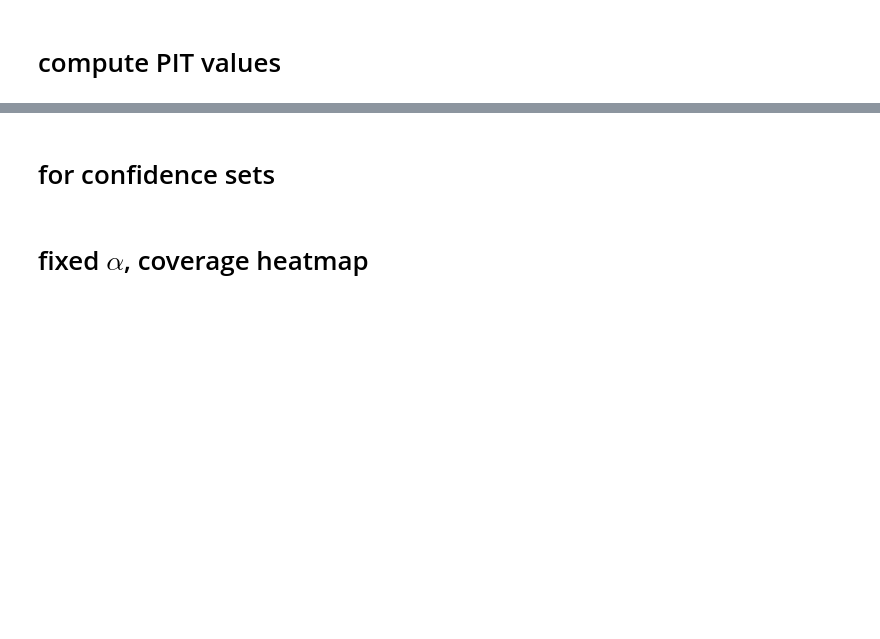
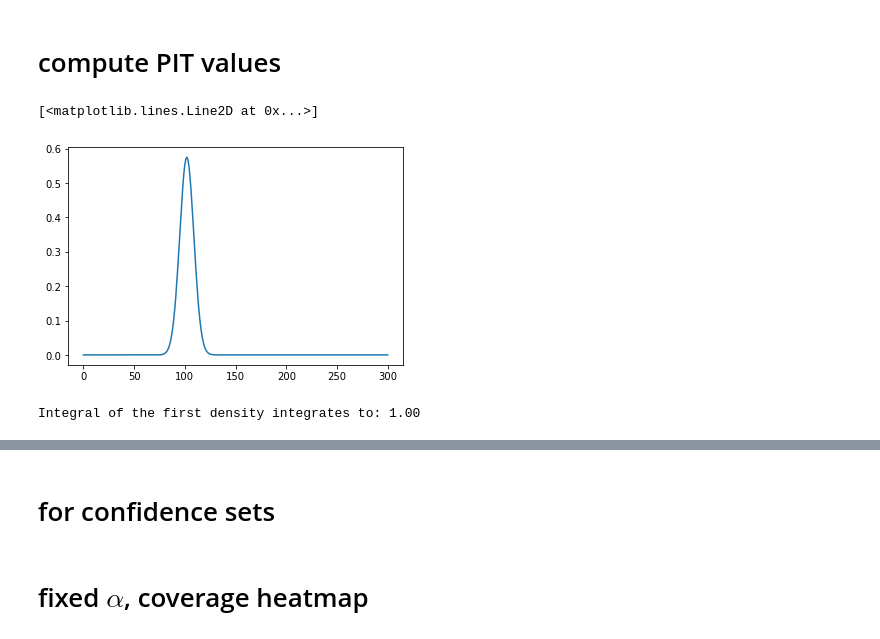
Before and after one commit to zhao-david/CDE-diagnostics, a Jupyter notebook: toy_example_2_v3.ipynb, the cells around one changed output, grey strips where cells are left out. Drawn from its saved outputs; the diff is of its cells as text; code cells hidden in the pictures; blank space fills up the shorter version.

Commit message:
computing PIT values from mixture density model and observed theta

```diff
--- a/toy_example_2_v3.ipynb
+++ b/toy_example_2_v3.ipynb
@@ -319,13 +216,27 @@ all_neg_log_lik
 # %% [markdown]
 # compute PIT values
+# %%
+def compute_mixture_pdf(theta, pis, sigmas, mus):
+    assert(pis.shape[0] == sigmas.shape[0] == mus.shape[0])
+    density = 0
+    for j in range(pis.shape[0]):
+        density += pis[j] * norm.pdf(x=theta, loc=mus[j], scale=sigmas[j])
+    return density
 # %%
-# for each x across an x grid, calc pdf value (based on out pi, mu, sigma) of theta across a theta grid
-theta_grid = np.linspace(-10, 10, 101)
-cde_test
+# for each observed data point, calc pdf value (based on out pi, mu, sigma) of theta across a theta grid
+theta_grid = np.linspace(-15, 15, 301)
+# nested list comprehension ftw
+all_pdf_values_data = np.array([[compute_mixture_pdf(theta_grid[t], out_pi_data[i], out_sigma_data[i], out_mu_data[i])
+                                 for t in range(len(theta_grid))] for i in range(len(theta_data))])
+# %%
+plt.plot(all_pdf_values_data[0])
+# %% [output]
+[<matplotlib.lines.Line2D at 0x...>]
+[figure, added]
 # %%
-print(type(cde_test), cde_test.shape)
-
-den_integral = simps(cde_test[0, :], x=theta_grid)
+den_integral = simps(all_pdf_values_data[0, :], x=theta_grid)
 print('Integral of the first density integrates to: %.2f' % den_integral)
+# %% [output]
+Integral of the first density integrates to: 1.00
 # %%
 # obs samples (theta,x) from joint distribution --> theta as obs posterior sample given x
```
Also changed, not shown: parts of 21 cells of this notebook.
